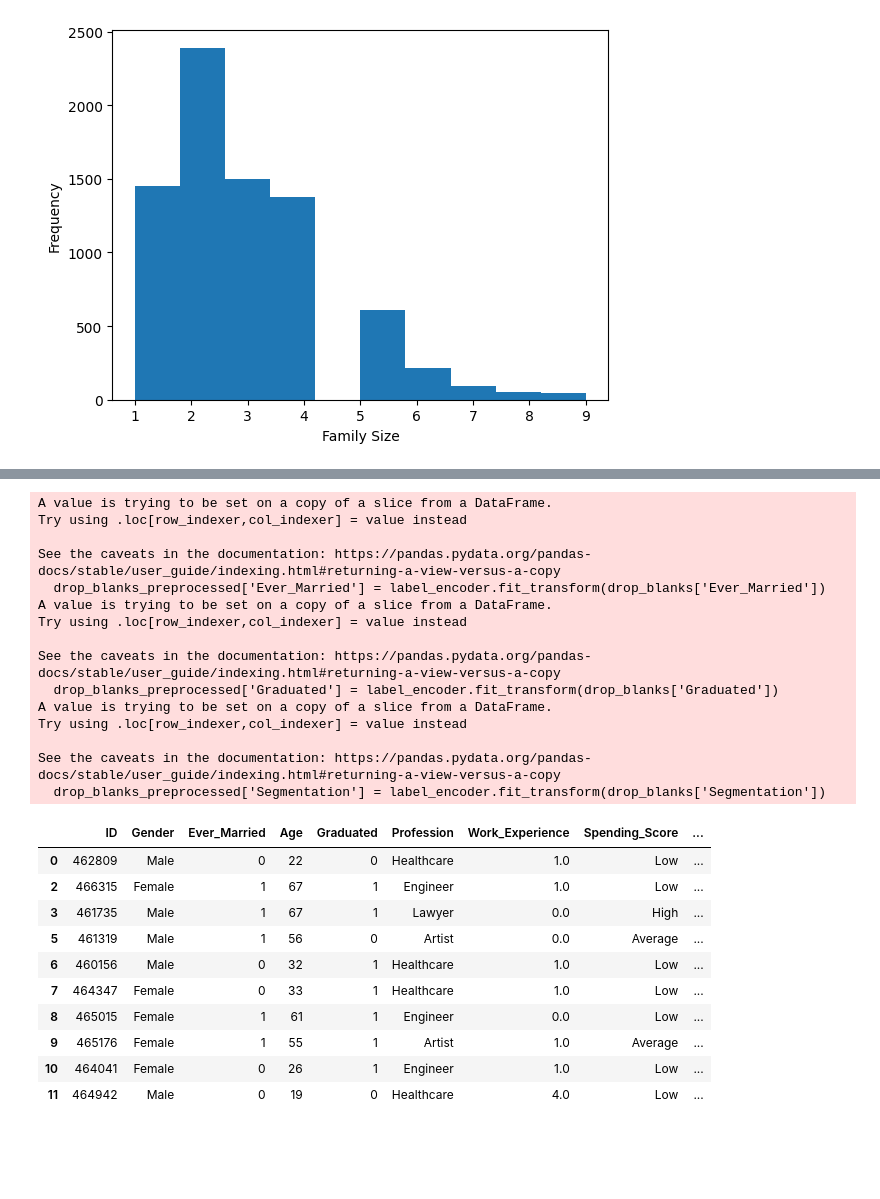
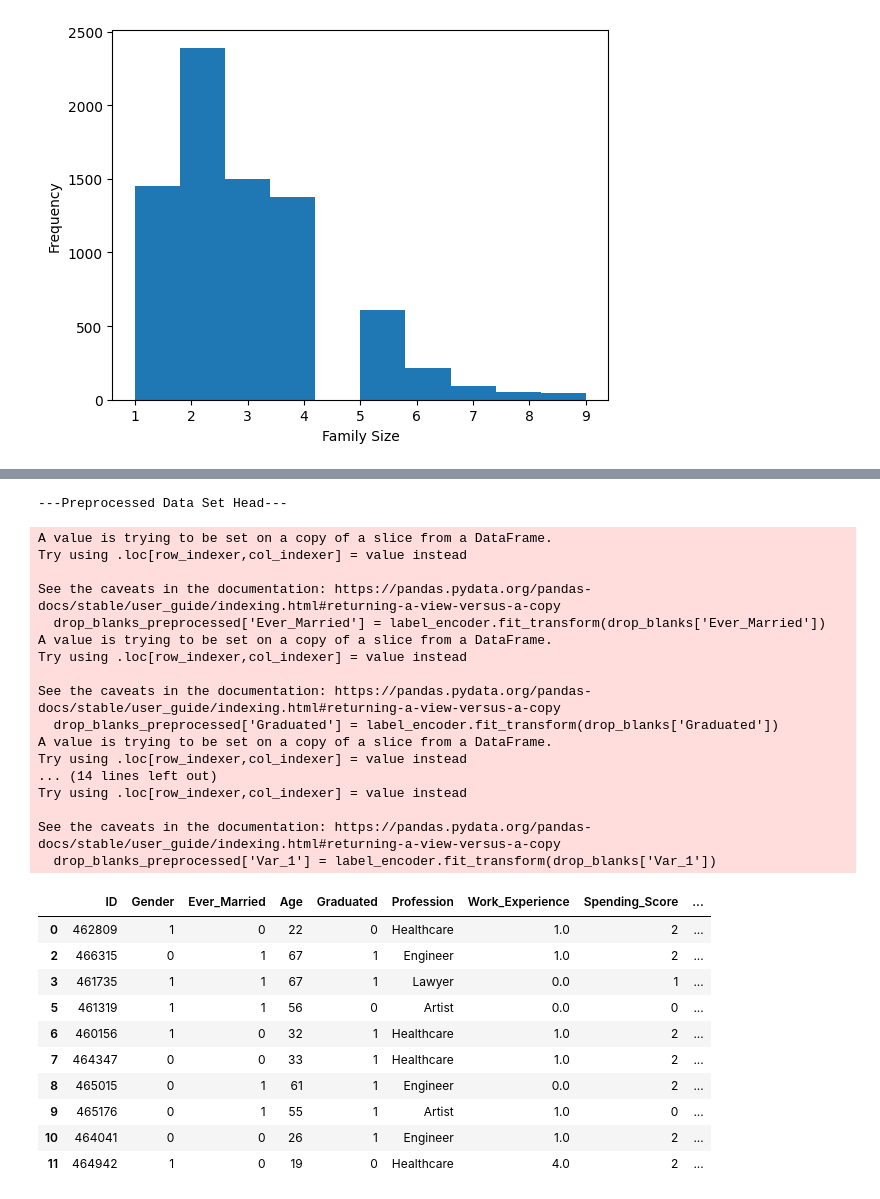
Before and after one commit to SkylerSG/MSASkylerSGPhase2, a Jupyter notebook: classificationdataset.ipynb, the cells around one changed output, grey strips where cells are left out. Saved outputs shown, nothing was run; the diff lists cells and outputs as text; code cells hidden in the pictures; blank space fills up the shorter version.

Commit message:
Datasets to ML
All datasets to ML, all data cleaned and preprocessed

```diff
--- a/classificationdataset.ipynb
+++ b/classificationdataset.ipynb
@@ -73,42 +82,57 @@ memory usage: 624.8+ KB
 # %%
+# Using sklearn preprocessing to turn data that is not currently in numerical form (e.g. Graduated) to numerical form so we can use machine learning later.
+
 from sklearn import preprocessing
 
 
 label_encoder = preprocessing.LabelEncoder()
 
 drop_blanks_preprocessed = mktsegmentation.dropna() #new dataframe for preprocessed
 
 
 #should gender be preprocessed??? probs
 drop_blanks_preprocessed['Ever_Married'] = label_encoder.fit_transform(drop_blanks['Ever_Married'])
 drop_blanks_preprocessed['Graduated'] = label_encoder.fit_transform(drop_blanks['Graduated'])
-#drop_blanks['Spending_Score'] = label_encoder.fit_transform(drop_blanks['Spending_Score'])             #needs inverting, high spending score =3, low =0
+drop_blanks_preprocessed['Spending_Score'] = label_encoder.fit_transform(drop_blanks['Spending_Score'])             #needs inverting, high spending score =3, low =0
+#drop_blanks_preprocessed['Spending_Score'] = label_encoder.inverse_transform(drop_blanks_preprocessed['Spending_Score'])
+drop_blanks_preprocessed['Gender'] = label_encoder.fit_transform(drop_blanks['Gender'])
 drop_blanks_preprocessed['Segmentation'] = label_encoder.fit_transform(drop_blanks['Segmentation'])
+drop_blanks_preprocessed['Var_1'] = label_encoder.fit_transform(drop_blanks['Var_1'])
+
+#Printing the head for this new dataset
+print('---Preprocessed Data Set Head---')
 drop_blanks_preprocessed.head(10)
+#print('---Original Data Set Head for Comparison---')
+#drop_blanks.head(10)
+
+#I'll be honest - for the messages below that aren't the dataframes, I don't know what's happening - but the dataframe conversions work. I'll look into it if there's time.
 # %% [output]
-A value is trying to be set on a copy of a slice from a DataFrame.
-Try using .loc[row_indexer,col_indexer] = value instead
-
-See the caveats in the documentation: https://pandas.pydata.org/pandas-docs/stable/user_guide/indexing.html#returning-a-view-versus-a-copy
-  drop_blanks_preprocessed['Ever_Married'] = label_encoder.fit_transform(drop_blanks['Ever_Married'])
-A value is trying to be set on a copy of a slice from a DataFrame.
-Try using .loc[row_indexer,col_indexer] = value instead
-
-See the caveats in the documentation: https://pandas.pydata.org/pandas-docs/stable/user_guide/indexing.html#returning-a-view-versus-a-copy
-  drop_blanks_preprocessed['Graduated'] = label_encoder.fit_transform(drop_blanks['Graduated'])
-A value is trying to be set on a copy of a slice from a DataFrame.
-Try using .loc[row_indexer,col_indexer] = value instead
-
-See the caveats in the documentation: https://pandas.pydata.org/pandas-docs/stable/user_guide/indexing.html#returning-a-view-versus-a-copy
-  drop_blanks_preprocessed['Segmentation'] = label_encoder.fit_transform(drop_blanks['Segmentation'])
+---Preprocessed Data Set Head---
+A value is trying to be set on a copy of a slice from a DataFrame.
+Try using .loc[row_indexer,col_indexer] = value instead
+
+See the caveats in the documentation: https://pandas.pydata.org/pandas-docs/stable/user_guide/indexing.html#returning-a-view-versus-a-copy
+  drop_blanks_preprocessed['Ever_Married'] = label_encoder.fit_transform(drop_blanks['Ever_Married'])
+A value is trying to be set on a copy of a slice from a DataFrame.
+Try using .loc[row_indexer,col_indexer] = value instead
+
+See the caveats in the documentation: https://pandas.pydata.org/pandas-docs/stable/user_guide/indexing.html#returning-a-view-versus-a-copy
+  drop_blanks_preprocessed['Graduated'] = label_encoder.fit_transform(drop_blanks['Graduated'])
+A value is trying to be set on a copy of a slice from a DataFrame.
+Try using .loc[row_indexer,col_indexer] = value instead
+... (14 lines left out)
+Try using .loc[row_indexer,col_indexer] = value instead
+
+See the caveats in the documentation: https://pandas.pydata.org/pandas-docs/stable/user_guide/indexing.html#returning-a-view-versus-a-copy
+  drop_blanks_preprocessed['Var_1'] = label_encoder.fit_transform(drop_blanks['Var_1'])
 |  | ID | Gender | Ever_Married | Age | Graduated | Profession | Work_Experience | Spending_Score | ... |
-| 0 | 462809 | Male | 0 | 22 | 0 | Healthcare | 1.0 | Low | ... |
-| 2 | 466315 | Female | 1 | 67 | 1 | Engineer | 1.0 | Low | ... |
-| 3 | 461735 | Male | 1 | 67 | 1 | Lawyer | 0.0 | High | ... |
-| 5 | 461319 | Male | 1 | 56 | 0 | Artist | 0.0 | Average | ... |
-| 6 | 460156 | Male | 0 | 32 | 1 | Healthcare | 1.0 | Low | ... |
-| 7 | 464347 | Female | 0 | 33 | 1 | Healthcare | 1.0 | Low | ... |
-| 8 | 465015 | Female | 1 | 61 | 1 | Engineer | 0.0 | Low | ... |
-| 9 | 465176 | Female | 1 | 55 | 1 | Artist | 1.0 | Average | ... |
-| 10 | 464041 | Female | 0 | 26 | 1 | Engineer | 1.0 | Low | ... |
-| 11 | 464942 | Male | 0 | 19 | 0 | Healthcare | 4.0 | Low | ... |
+| 0 | 462809 | 1 | 0 | 22 | 0 | Healthcare | 1.0 | 2 | ... |
+| 2 | 466315 | 0 | 1 | 67 | 1 | Engineer | 1.0 | 2 | ... |
+| 3 | 461735 | 1 | 1 | 67 | 1 | Lawyer | 0.0 | 1 | ... |
+| 5 | 461319 | 1 | 1 | 56 | 0 | Artist | 0.0 | 0 | ... |
+| 6 | 460156 | 1 | 0 | 32 | 1 | Healthcare | 1.0 | 2 | ... |
+| 7 | 464347 | 0 | 0 | 33 | 1 | Healthcare | 1.0 | 2 | ... |
+| 8 | 465015 | 0 | 1 | 61 | 1 | Engineer | 0.0 | 2 | ... |
+| 9 | 465176 | 0 | 1 | 55 | 1 | Artist | 1.0 | 0 | ... |
+| 10 | 464041 | 0 | 0 | 26 | 1 | Engineer | 1.0 | 2 | ... |
+| 11 | 464942 | 1 | 0 | 19 | 0 | Healthcare | 4.0 | 2 | ... |
```
Also changed, not shown: parts of 16 cells of this notebook, 4 other files.
